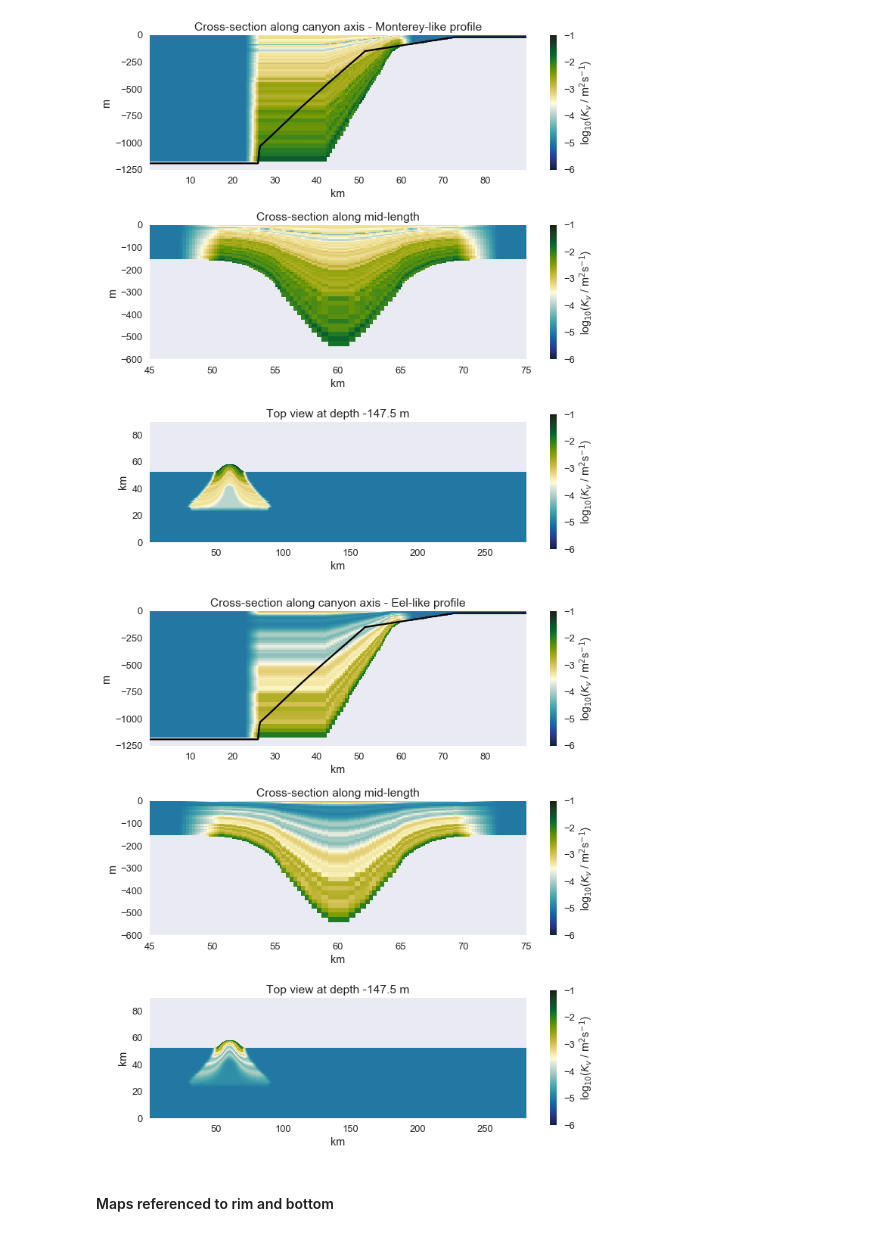
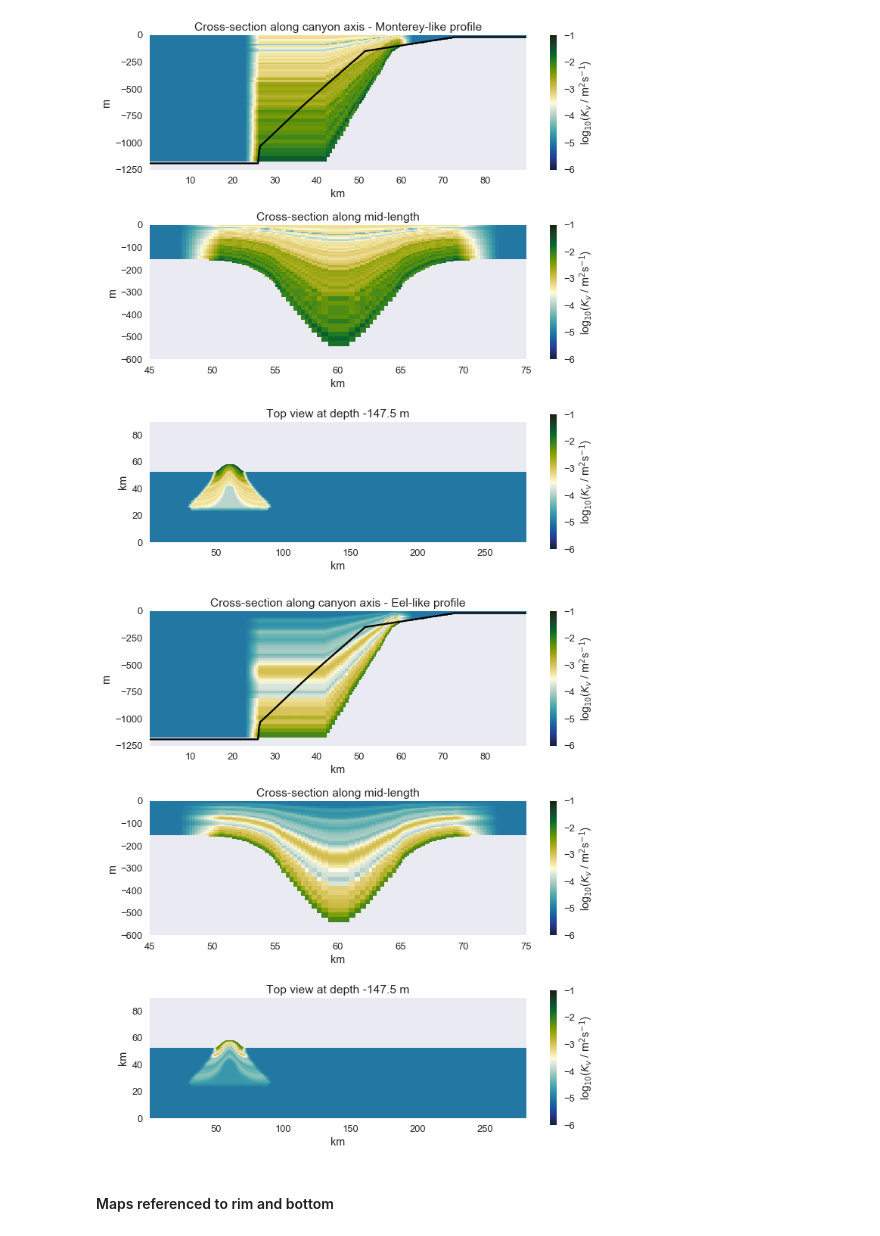
Before and after one commit to UBC-MOAD/buildcanyon, a Jupyter notebook: Stratification/GenerateDiffKrFile_realistic.ipynb, the cells around one changed output. Drawn from its saved outputs; the diff is of its cells as text; code cells hidden in the pictures.

Commit message:
Finalized notebook to generate 3D kv maps form Mty and Eel data

```diff
--- a/Stratification/GenerateDiffKrFile_realistic.ipynb
+++ b/Stratification/GenerateDiffKrFile_realistic.ipynb
@@ -343,9 +346,11 @@ fig, ax1, ax2, ax3 = plot_sections(kv_final_mty, 'Monterey')
 # %% [output]
 [figure]
-# %%
-fig, ax1, ax2, ax3 = plot_sections(kv_final_eel, 'Eel')
-# %% [output]
-[figure, removed]
+# %%
+kv_final_eel[0:10,0:60,:] = 1e-5
+fig, ax1, ax2, ax3 = plot_sections(kv_final_eel, 'Eel')
+#fig.savefig('model_kv_from_Eel.eps', format='eps', bbox_inches='tight', frameon = False)
+# %% [output]
+[figure, added]
 # %% [markdown]
 #### Maps referenced to rim and bottom
 # %%
```
Also changed, not shown: parts of 13 cells of this notebook.
